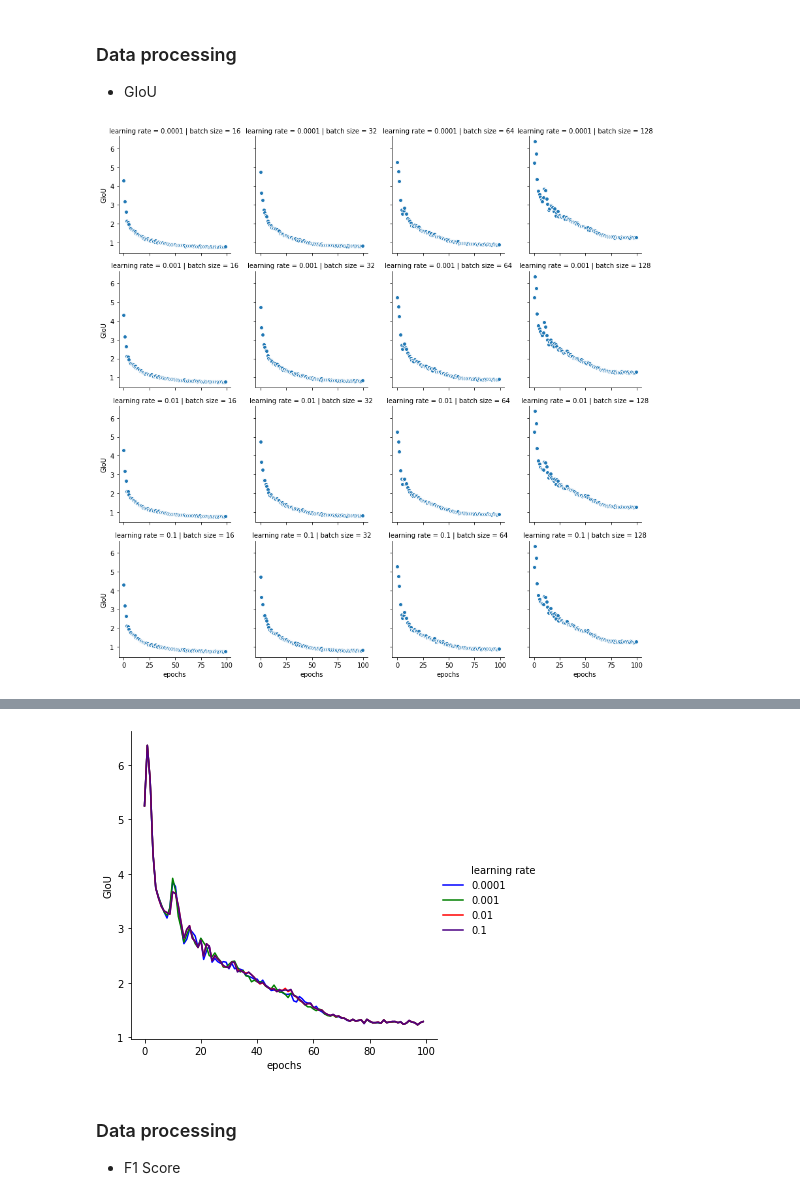
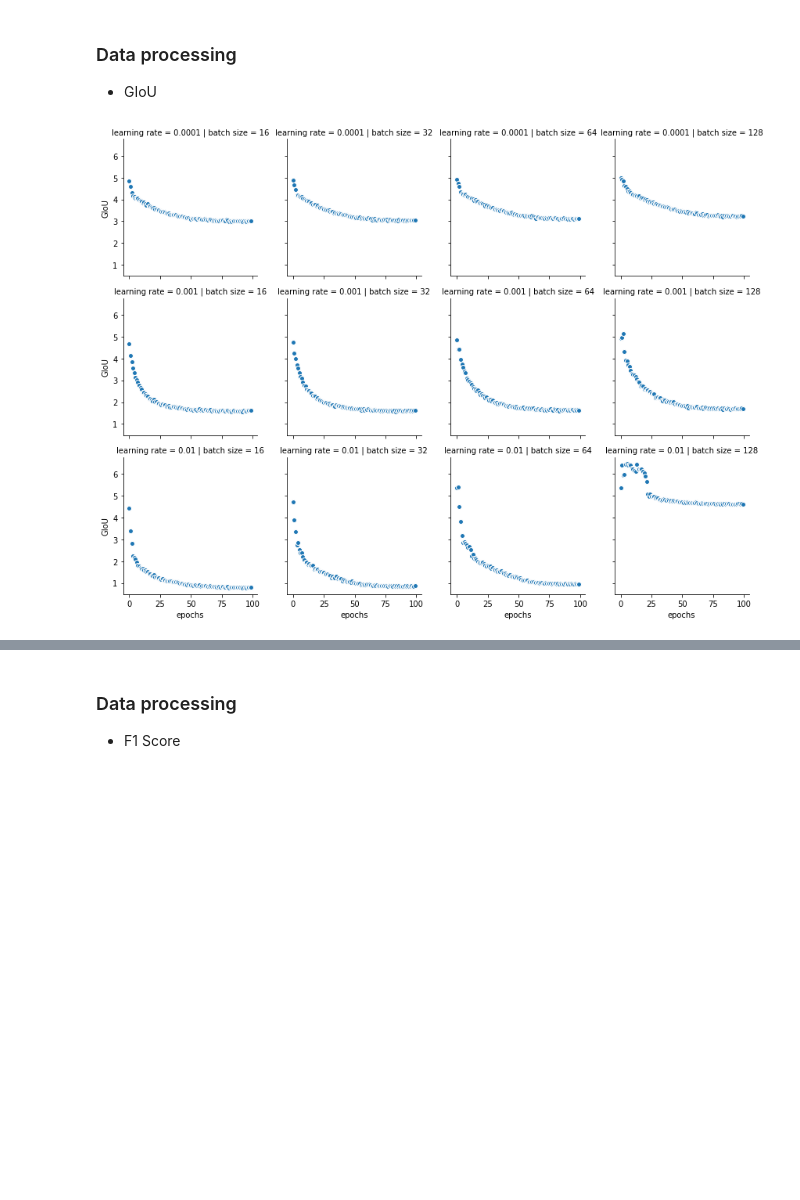
Before and after one commit to JingXuGitHub/yolov3-tiny-transfer_learning_coin_detection, a Jupyter notebook: results/results_processing.ipynb, the cells around one changed output, grey strips where cells are left out. Drawn from its saved outputs; the diff is of its cells as text; code cells hidden in the pictures; blank space fills up the shorter version.

```diff
--- a/results/results_processing.ipynb
+++ b/results/results_processing.ipynb
@@ -19,7 +19,7 @@ for bs in ['16','32','64','128']:
 # %%
 dfs_lr001 = []
 for bs in ['16','32','64','128']:
-    data = 'data/lr001bs' + bs + '.txt'
+    data = 'data/newData/lr001bs' + bs + '.txt'
     df = pd.read_table(data, header=None, delim_whitespace=True,
                       names=["drop1","drop2","GIoU","Objectness","drop3","drop4","drop5","drop6","Precision","Recall",
                         "mAP@0.5","F1","val GIoU","val Objectness", "drop7"])
@@ -30,7 +30,7 @@ for bs in ['16','32','64','128']:
 # %%
 dfs_lr0001 = []
 for bs in ['16','32','64','128']:
-    data = 'data/lr0001bs' + bs + '.txt'
+    data = 'data/newData/lr0001bs' + bs + '.txt'
     df = pd.read_table(data, header=None, delim_whitespace=True,
                       names=["drop1","drop2","GIoU","Objectness","drop3","drop4","drop5","drop6","Precision","Recall",
                         "mAP@0.5","F1","val GIoU","val Objectness", "drop7"])
@@ -41,7 +41,7 @@ for bs in ['16','32','64','128']:
 # %%
 dfs_lr00001 = []
 for bs in ['16','32','64','128']:
-    data = 'data/lr00001bs' + bs + '.txt'
+    data = 'data/newData/lr00001bs' + bs + '.txt'
     df = pd.read_table(data, header=None, delim_whitespace=True,
                       names=["drop1","drop2","GIoU","Objectness","drop3","drop4","drop5","drop6","Precision","Recall",
                         "mAP@0.5","F1","val GIoU","val Objectness", "drop7"])
@@ -114,7 +126,7 @@ dfs_lr0001[3].tail()
 ### Concatenate data
 # %%
 # lr = 0.1
-lr01 = pd.concat([dfs_lr01[0], dfs_lr01[1], dfs_lr01[2], dfs_lr01[3]], ignore_index=True)
+#lr01 = pd.concat([dfs_lr01[0], dfs_lr01[1], dfs_lr01[2], dfs_lr01[3]], ignore_index=True)
 # lr = 0.01
 lr001 = pd.concat([dfs_lr001[0], dfs_lr001[1], dfs_lr001[2], dfs_lr001[3]], ignore_index=True)
 # lr = 0.001
@@ -123,13 +135,17 @@ lr0001 = pd.concat([dfs_lr0001[0], dfs_lr0001[1], dfs_lr0001[2], dfs_lr0001[3]],
 lr00001 = pd.concat([dfs_lr00001[0], dfs_lr00001[1], dfs_lr00001[2], dfs_lr00001[3]], ignore_index=True)
 
 # bs = 16
-bs16 = pd.concat([dfs_lr01[0], dfs_lr001[0],dfs_lr0001[0], dfs_lr00001[0]], ignore_index=True)
+bs16 = pd.concat([dfs_lr001[0],dfs_lr0001[0], dfs_lr00001[0]], ignore_index=True)
+#bs16 = pd.concat([dfs_lr01[0], dfs_lr001[0],dfs_lr0001[0], dfs_lr00001[0]], ignore_index=True)
 # bs = 32
-bs32 = pd.concat([dfs_lr01[1], dfs_lr001[1],dfs_lr0001[1], dfs_lr00001[1]], ignore_index=True)
+bs32 = pd.concat([dfs_lr001[1],dfs_lr0001[1], dfs_lr00001[1]], ignore_index=True)
+#bs32 = pd.concat([dfs_lr01[1], dfs_lr001[1],dfs_lr0001[1], dfs_lr00001[1]], ignore_index=True)
 # bs = 64
-bs64 = pd.concat([dfs_lr01[2], dfs_lr001[2],dfs_lr0001[2], dfs_lr00001[2]], ignore_index=True)
+bs64 = pd.concat([dfs_lr001[2],dfs_lr0001[2], dfs_lr00001[2]], ignore_index=True)
+#bs64 = pd.concat([dfs_lr01[2], dfs_lr001[2],dfs_lr0001[2], dfs_lr00001[2]], ignore_index=True)
 # bs = 128
-bs128 = pd.concat([dfs_lr01[3], dfs_lr001[3],dfs_lr0001[3], dfs_lr00001[3]], ignore_index=True)
+bs128 = pd.concat([dfs_lr001[3],dfs_lr0001[3], dfs_lr00001[3]], ignore_index=True)
+#bs128 = pd.concat([dfs_lr01[3], dfs_lr001[3],dfs_lr0001[3], dfs_lr00001[3]], ignore_index=True)
 
 all_data = pd.concat([bs16, bs32, bs64, bs128], ignore_index=True)
 # %%
@@ -301,30 +314,30 @@ Recall_epochs_bs128.savefig("Recall_epochs_bs128.png", dpi=300)
 # %%
 g = sns.FacetGrid(all_data, col="batch size", row="learning rate")
 g = g.map(plt.scatter, "epochs", "GIoU", edgecolor='w')
 g.savefig("GIoU.png")
 
-GIoU_epochs_lr01 = sns.relplot(x='epochs',y='GIoU',hue="batch size", kind='line', data=lr01, palette=['b','g','r','indigo'])
-GIoU_epochs_lr01.savefig("GIoU_epochs_lr01.png", dpi=300)
+#GIoU_epochs_lr01 = sns.relplot(x='epochs',y='GIoU',hue="batch size", kind='line', data=lr01, palette=['b','g','r','indigo'])
+#GIoU_epochs_lr01.savefig("GIoU_epochs_lr01.png", dpi=300)
 
 GIoU_epochs_lr001 = sns.relplot(x='epochs',y='GIoU',hue="batch size", kind='line', data=lr001, palette=['b','g','r','indigo'])
 GIoU_epochs_lr001.savefig("GIoU_epochs_lr001.png", dpi=300)
 
 GIoU_epochs_lr0001 = sns.relplot(x='epochs',y='GIoU',hue="batch size", kind='line', data=lr0001, palette=['b','g','r','indigo'])
 GIoU_epochs_lr0001.savefig("GIoU_epochs_lr0001.png", dpi=300)
 
 GIoU_epochs_lr00001 = sns.relplot(x='epochs',y='GIoU',hue="batch size", kind='line', data=lr00001, palette=['b','g','r','indigo'])
 GIoU_epochs_lr00001.savefig("GIoU_epochs_lr00001.png", dpi=300)
 
-GIoU_epochs_bs16 = sns.relplot(x='epochs',y='GIoU',hue="learning rate", kind='line', data=bs16, palette=['b','g','r','indigo'])
+GIoU_epochs_bs16 = sns.relplot(x='epochs',y='GIoU',hue="learning rate", kind='line', data=bs16, palette=['b','g','r',])
 GIoU_epochs_bs16.savefig("GIoU_epochs_bs16.png", dpi=300)
 
-GIoU_epochs_bs32 = sns.relplot(x='epochs',y='GIoU',hue="learning rate", kind='line', data=bs32, palette=['b','g','r','indigo'])
+GIoU_epochs_bs32 = sns.relplot(x='epochs',y='GIoU',hue="learning rate", kind='line', data=bs32, palette=['b','g','r',])
 GIoU_epochs_bs32.savefig("GIoU_epochs_bs32.png", dpi=300)
 
-GIoU_epochs_bs64 = sns.relplot(x='epochs',y='GIoU',hue="learning rate", kind='line', data=bs64, palette=['b','g','r','indigo'])
+GIoU_epochs_bs64 = sns.relplot(x='epochs',y='GIoU',hue="learning rate", kind='line', data=bs64, palette=['b','g','r',])
 GIoU_epochs_bs64.savefig("GIoU_epochs_bs64.png", dpi=300)
 
-GIoU_epochs_bs128 = sns.relplot(x='epochs',y='GIoU',hue="learning rate", kind='line', data=bs128, palette=['b','g','r','indigo'])
+GIoU_epochs_bs128 = sns.relplot(x='epochs',y='GIoU',hue="learning rate", kind='line', data=bs128, palette=['b','g','r',])
 GIoU_epochs_bs128.savefig("GIoU_epochs_bs128.png", dpi=300)
 # %% [output]
-[figure, old version]
+[figure, new version]
@@ -338,4 +351,3 @@ GIoU_epochs_bs128.savefig("GIoU_epochs_bs128.png", dpi=300)
-[figure, removed]
 # %% [markdown]
 ### Data processing
 - F1 Score
```
Also changed, not shown: parts of 37 cells of this notebook, 37 other files.
